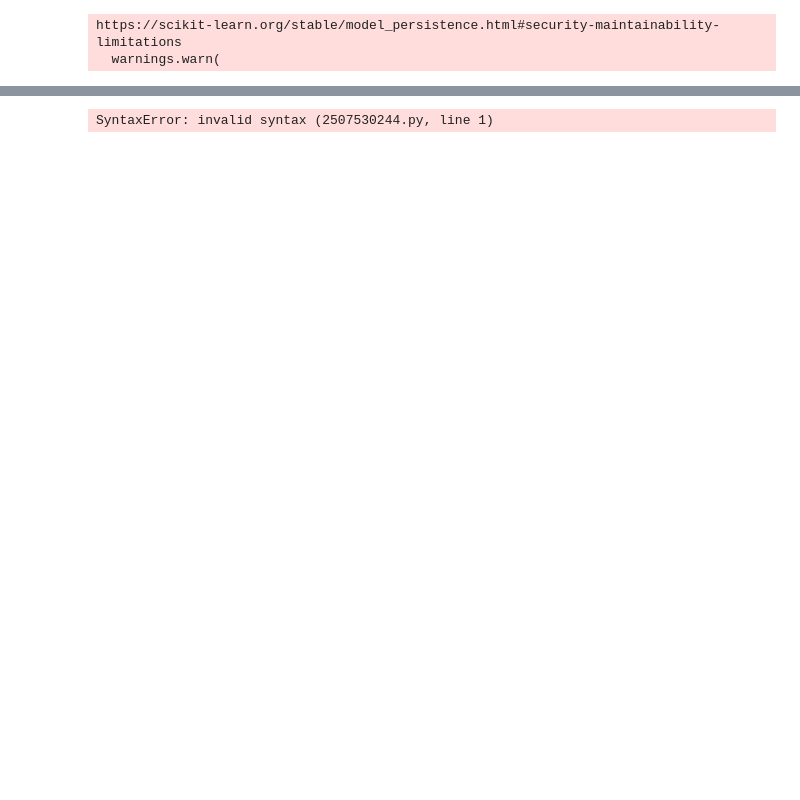
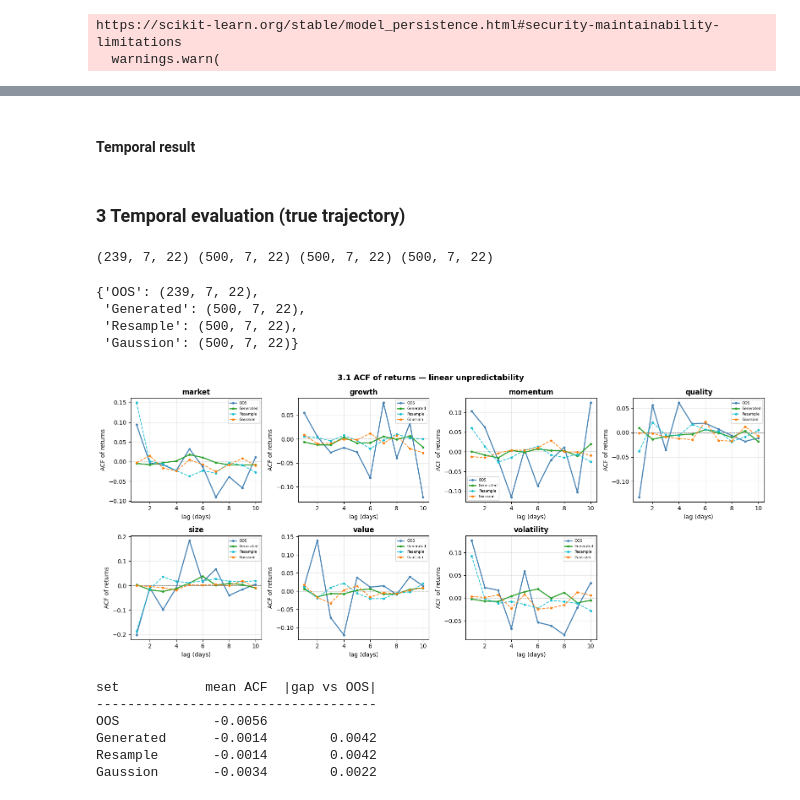
Before and after one commit to yryMax/TailEnhancedFinDiff, a Jupyter notebook: factor_evaluation.ipynb, the cells around one changed output, grey strips where cells are left out. Saved outputs shown, nothing was run; the diff lists cells and outputs as text; code cells hidden in the pictures; blank space fills up the shorter version.

```diff
--- a/factor_evaluation.ipynb
+++ b/factor_evaluation.ipynb
@@ -460,4 +405,75 @@ plt.show()
-# %%
-jupyter nbconvert --to webpdf evaluation.ipynb
-# %% [output]
-SyntaxError: invalid syntax (2507530244.py, line 1)
+# %% [markdown]
+#### Temporal result
+# %% [markdown]
+### 3 Temporal evaluation (true trajectory)
+# %%
+print(OOS_temporal.shape, resample_temporal.shape, gaussian_temporal.shape, diffusion_temporal.shape)
+# %% [output]
+(239, 7, 22) (500, 7, 22) (500, 7, 22) (500, 7, 22)
+# %%
+
+tempo_sets = [
+    ("OOS",       OOS_temporal,      'steelblue'),
+    ("Generated", diffusion_temporal,      '#2ca02c'),
+    ("Resample",  resample_temporal, '#17becf'),
+    ("Gaussion",  gaussian_temporal, '#ff7f0e'),
+]
+{n: a.shape for n, a, _ in tempo_sets}
+# %% [output]
+{'OOS': (239, 7, 22),
+ 'Generated': (500, 7, 22),
+ 'Resample': (500, 7, 22),
+ 'Gaussion': (500, 7, 22)}
+# %%
+def acf_curve(X, nlags=10, demean=True, bias_correct=False):
+    # X:(M,F,T). ACF computed per (path,factor) along time, then averaged over M.
+    Xc  = X - X.mean(axis=2, keepdims=True) if demean else X
+    var = (Xc ** 2).mean(axis=2)                     # (M,F)
+    out = []
+    for k in range(1, nlags + 1):
+        cov_k = (Xc[:, :, k:] * Xc[:, :, :-k]).mean(axis=2)   # (M,F)
+        out.append((cov_k / var).mean(axis=0))                # mean over M -> (F,)
+    acf = np.stack(out, axis=1)                                # (F,nlags)
+    if bias_correct:
+        acf = acf + 1.0 / X.shape[2]
+    return acf                                                 # (F,nlags)
+# %%
+# 3.1 ACF of returns
+NLAGS = 10
+lags  = np.arange(1, NLAGS + 1)
+acf_r = {n: acf_curve(a, NLAGS, demean=True, bias_correct=True)
+         for n, a, _ in tempo_sets}
+
+n_factors = len(FACTOR_NAMES)
+fig, axes = plt.subplots(2, 4, figsize=(16, 7))
+for ax, name, i in zip(axes.flatten(), FACTOR_NAMES, range(n_factors)):
+    ax.axhline(0, color='k', lw=0.7, ls='--', alpha=0.6)
+    for sname, _, col in tempo_sets:
+        ls = '-' if sname in ('OOS', 'Generated') else '--'
+        lw = 1.8 if sname in ('OOS', 'Generated') else 1.3
+        ax.plot(lags, acf_r[sname][i], marker='o', ms=3,
+                color=col, ls=ls, lw=lw, label=sname)
+    ax.set_title(name, fontweight='bold')
+    ax.set_xlabel('lag (days)'); ax.set_ylabel('ACF of returns')
+    ax.legend(fontsize=6); ax.grid(True, alpha=0.3)
+for ax in axes.flatten()[n_factors:]:
+    ax.set_visible(False)
+fig.suptitle(f'3.1 ACF of returns — linear unpredictability ',
+             fontsize=13, fontweight='bold')
+plt.tight_layout(); plt.show()
+
+_oos = acf_r['OOS'].mean()
+print(f"{'set':<12}{'mean ACF':>10}{'|gap vs OOS|':>14}")
+print("-" * 36)
+for sname, _, _ in tempo_sets:
+    v = acf_r[sname].mean()
+    gap = '' if sname == 'OOS' else f"{abs(v - _oos):>14.4f}"
+    print(f"{sname:<12}{v:>10.4f}{gap}")
+# %% [output]
+[figure, added]
+set           mean ACF  |gap vs OOS|
+------------------------------------
+OOS            -0.0056
+Generated      -0.0014        0.0042
+Resample       -0.0014        0.0042
+Gaussion       -0.0034        0.0022
```
Also changed, not shown: parts of 23 cells of this notebook, 3 other files.
